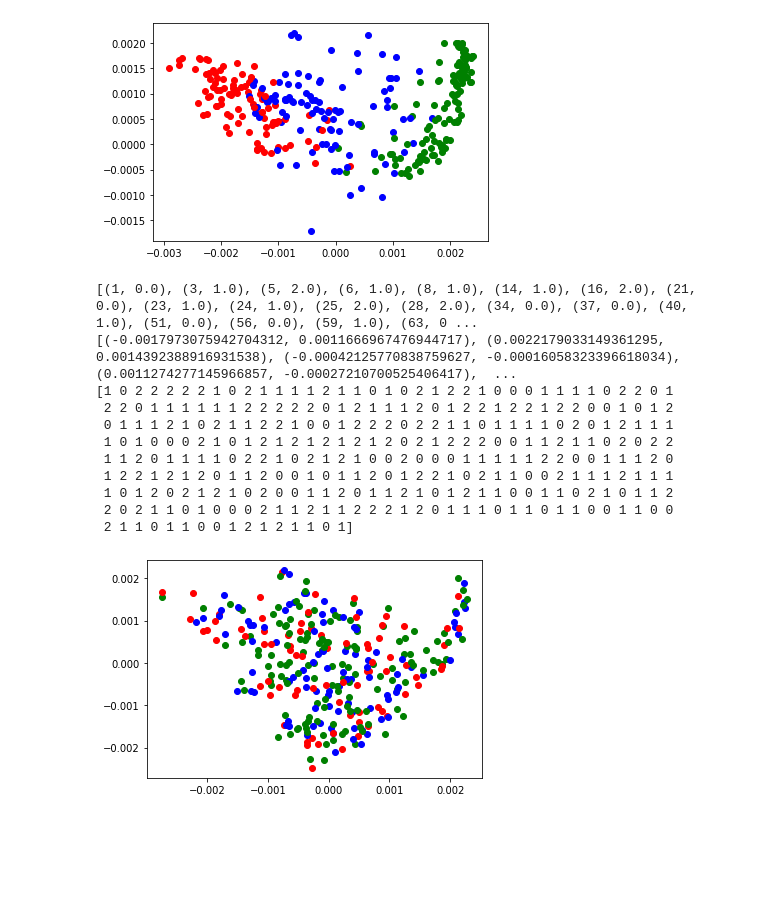
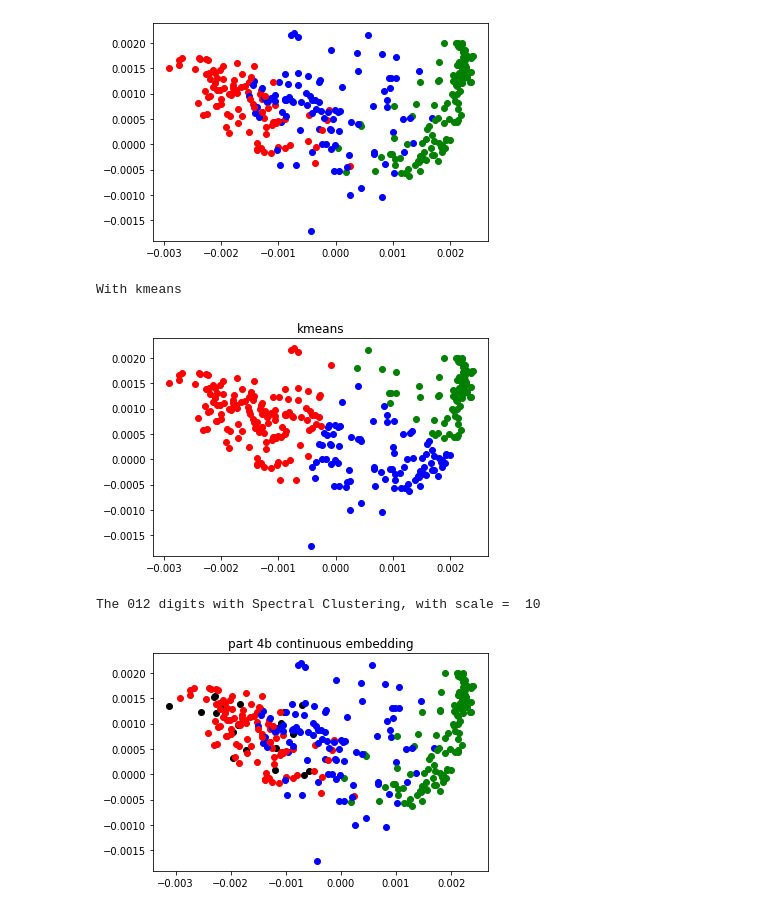
Before and after one commit to richardxd/MachineLearningAlgo, a Jupyter notebook: hw3/hw3code_richard_xu.ipynb, the cells around one changed output. Drawn from its saved outputs; the diff is of its cells as text; code cells hidden in the pictures; blank space fills up the shorter version.

Commit message:
part 4 finished

```diff
--- a/hw3/hw3code_richard_xu.ipynb
+++ b/hw3/hw3code_richard_xu.ipynb
@@ -195,7 +218,7 @@ from numba import jit
 import pylab as py
 sample_size = 1000
 train = train[:sample_size]
-train_label = train_label[:sample_size]
+train_labels = train_label[:sample_size]
 dimension = len(train)
 # create a matrix for the distances between two speeches's tf_idf
 
@@ -239,7 +262,7 @@ def generate (C, A, train, train_label):
     v0 = D.dot(v[0])
     v1 = D.dot(v[1])
     v2 = D.dot(v[2])
-
+    return v1, v2, W, lamb
     #4dii
     # py.figure(figsize=(10,10))
     # py.plot(v0, c='red')
@@ -257,9 +280,10 @@ def generate (C, A, train, train_label):
     #         py.annotate(speeches[i]['year'], (v1[i], v2[i]), color='green')
     # py.show()
     # select images labeled 0,1,2
+
+def plotscatter(v1, v2, train_label, C):
     img = []
     for i in range(dimension):
-
         if train_label[i] in [0,1,2]:
             img.append((i, train_label[i]))
     for idx, train_label in img:
@@ -270,14 +294,16 @@ def generate (C, A, train, train_label):
         if train_label == 2:
             py.scatter(v1[idx], v2[idx], color='blue')
     print("The 012 digits with Spectral Clustering, with scale = ", C)
-    py.show()
-    return img, v1, v2
+
+    return img
 
 
 scales = [1,2,5,10] #experimenting with different constants
 for scale in scales:
     print("scaling the mean of matrix A by: ", scale)
-    img, v2, v3 = generate(scale, A, train, train_label)
+    v2, v3, W, lamb = generate(scale, A, train, train_labels)
+    plotscatter(v2,v3, train_labels, scale)
+    py.show()
 # %% [output]
 scaling the mean of matrix A by:  1
 The 012 digits with Spectral Clustering, with scale =  1
@@ -294,32 +320,21 @@ The 012 digits with Spectral Clustering, with scale =  10
 # %%
 #run k-means on the top 2 eigenvectors/eigenvalues
 train_digits = []
-print(img)
 for i,label in img:
     train_digits.append((v2[i],v3[i]))
 
-print(train_digits)
 kmeans = KMeans(n_clusters=3, n_init=10, max_iter=50)
 kmeans.fit(train_digits)
 predicted = kmeans.predict(train_digits)
-print(predicted)
+print("With kmeans")
 for i in range(len(predicted)):
     if (predicted[i] == 0):
-        py.scatter(v2[i], v3[i], color='red')
+        py.scatter(train_digits[i][0], train_digits[i][1], color='red')
     elif (predicted[i] == 1):
-        py.scatter(v2[i], v3[i], color='green')
+        py.scatter(train_digits[i][0], train_digits[i][1], color='green')
     elif (predicted[i] == 2):
-       py.scatter(v2[i], v3[i], color='blue')
+        py.scatter(train_digits[i][0], train_digits[i][1], color='blue')
+        py.title("kmeans")
 # %% [output]
-[(1, 0.0), (3, 1.0), (5, 2.0), (6, 1.0), (8, 1.0), (14, 1.0), (16, 2.0), (21, 0.0), (23, 1.0), (24, 1.0), (25, 2.0), (28, 2.0), (34, 0.0), (37, 0.0), (40, 1.0), (51, 0.0), (56, 0.0), (59, 1.0), (63, 0 ...
-[(-0.0017973075942704312, 0.0011666967476944717), (0.0022179033149361295, 0.0014392388916931538), (-0.00042125770838759627, -0.00016058323396618034), (0.0011274277145966857, -0.00027210700525406417),  ...
-[1 0 2 2 2 2 2 1 0 2 1 1 1 1 2 1 1 0 1 0 2 1 2 2 1 0 0 0 1 1 1 1 0 2 2 0 1
- 2 2 0 1 1 1 1 1 1 2 2 2 2 2 0 1 2 1 1 1 2 0 1 2 2 1 2 2 1 2 2 0 0 1 0 1 2
- 0 1 1 1 2 1 0 2 1 1 2 2 1 0 0 1 2 2 2 0 2 2 1 1 0 1 1 1 1 0 2 0 1 2 1 1 1
- 1 0 1 0 0 0 2 1 0 1 2 1 2 1 2 1 2 1 2 0 2 1 2 2 2 0 0 1 1 2 1 1 0 2 0 2 2
- 1 1 2 0 1 1 1 1 0 2 2 1 0 2 1 2 1 0 0 2 0 0 0 1 1 1 1 1 2 2 0 0 1 1 1 2 0
- 1 2 2 1 2 1 2 0 1 1 2 0 0 1 0 1 1 2 0 1 2 2 1 0 2 1 1 0 0 2 1 1 1 2 1 1 1
- 1 0 1 2 0 2 1 2 1 0 2 0 0 1 1 2 0 1 1 2 1 0 1 2 1 1 0 0 1 1 0 2 1 0 1 1 2
- 2 0 2 1 1 0 1 0 0 0 2 1 1 2 1 1 2 2 2 1 2 0 1 1 1 0 1 1 0 1 1 0 0 1 1 0 0
- 2 1 1 0 1 1 0 0 1 2 1 2 1 1 0 1]
+With kmeans
-[figure, old version]
+[figure, new version]
@@ -325,0 +358,16 @@ for i in range(len(predicted)):
+# %%
+
+
+for i in range(1000,1200):
+    if(train_label[i] == 0):
+        e1, e2 = embedding(data[i], lamb, np.mean(A) * 10, np.diag(W.sum(axis=1)))
+        py.scatter(e1,e2,color='black')
+
+plotscatter(v2,v3,train_labels,10)
+
+
+py.title(label="part 4b continuous embedding")
+py.show()
+# %% [output]
+The 012 digits with Spectral Clustering, with scale =  10
+[figure, added]
```
Also changed, not shown: parts of 5 cells of this notebook.
